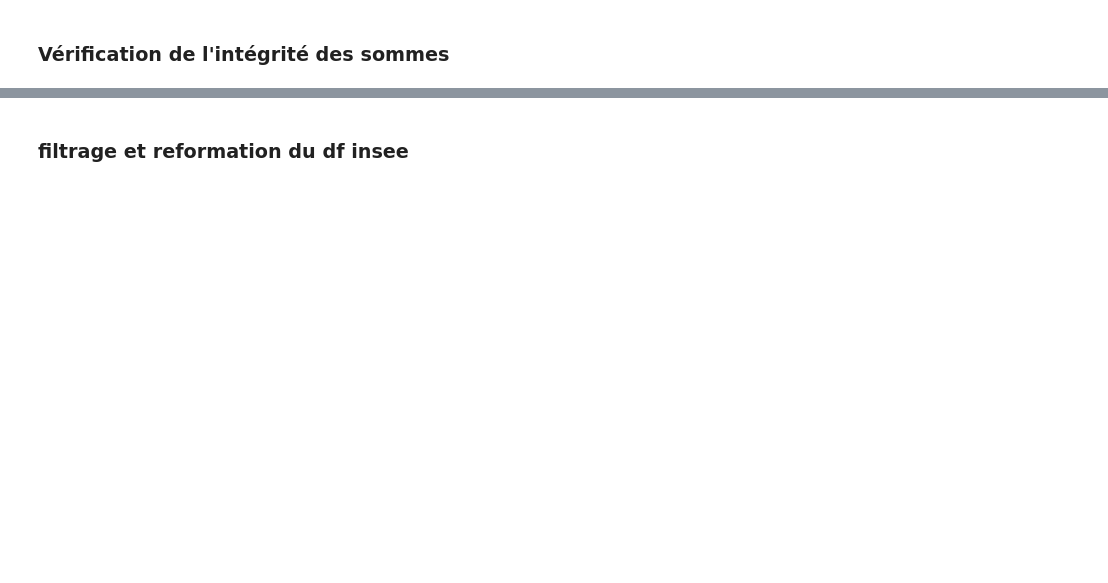
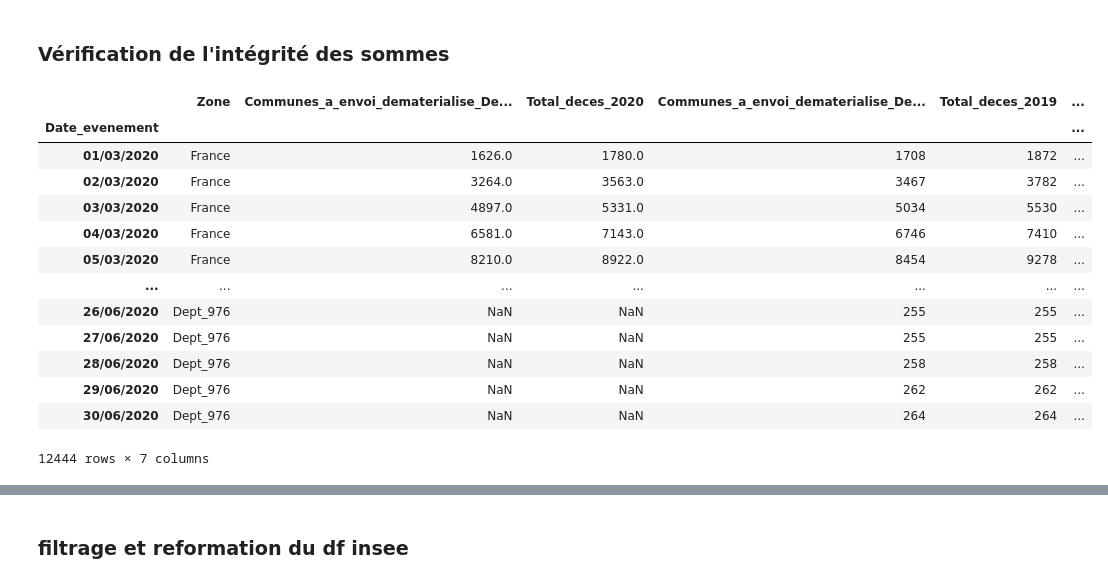
Before and after one commit to makiwara-fr/covid19-analyse, a Jupyter notebook: fr_deaths.ipynb, the cells around one changed output, grey strips where cells are left out. Cells and saved outputs as stored; diff of their text form; code cells hidden in the pictures; blank space fills up the shorter version.

```diff
--- a/fr_deaths.ipynb
+++ b/fr_deaths.ipynb
@@ -32,5 +43,22 @@ df_insee
 # %% [markdown]
 ### Vérification de l'intégrité des sommes
+# %%
+df_insee
+# %% [output]
+|  | Zone | Communes_a_envoi_dematerialise_De... | Total_deces_2020 | Communes_a_envoi_dematerialise_De... | Total_deces_2019 | ... |
+| Date_evenement |  |  |  |  |  | ... |
+| 01/03/2020 | France | 1626.0 | 1780.0 | 1708 | 1872 | ... |
+| 02/03/2020 | France | 3264.0 | 3563.0 | 3467 | 3782 | ... |
+| 03/03/2020 | France | 4897.0 | 5331.0 | 5034 | 5530 | ... |
+| 04/03/2020 | France | 6581.0 | 7143.0 | 6746 | 7410 | ... |
+| 05/03/2020 | France | 8210.0 | 8922.0 | 8454 | 9278 | ... |
+| ... | ... | ... | ... | ... | ... | ... |
+| 26/06/2020 | Dept_976 | NaN | NaN | 255 | 255 | ... |
+| 27/06/2020 | Dept_976 | NaN | NaN | 255 | 255 | ... |
+| 28/06/2020 | Dept_976 | NaN | NaN | 258 | 258 | ... |
+| 29/06/2020 | Dept_976 | NaN | NaN | 262 | 262 | ... |
+| 30/06/2020 | Dept_976 | NaN | NaN | 264 | 264 | ... |
+12444 rows × 7 columns
 # %%
 check = df_insee[df_insee.loc[:,"Zone"]=="France"]
 # %%
```
Also changed, not shown: parts of 9 cells of this notebook, 1 other file.
